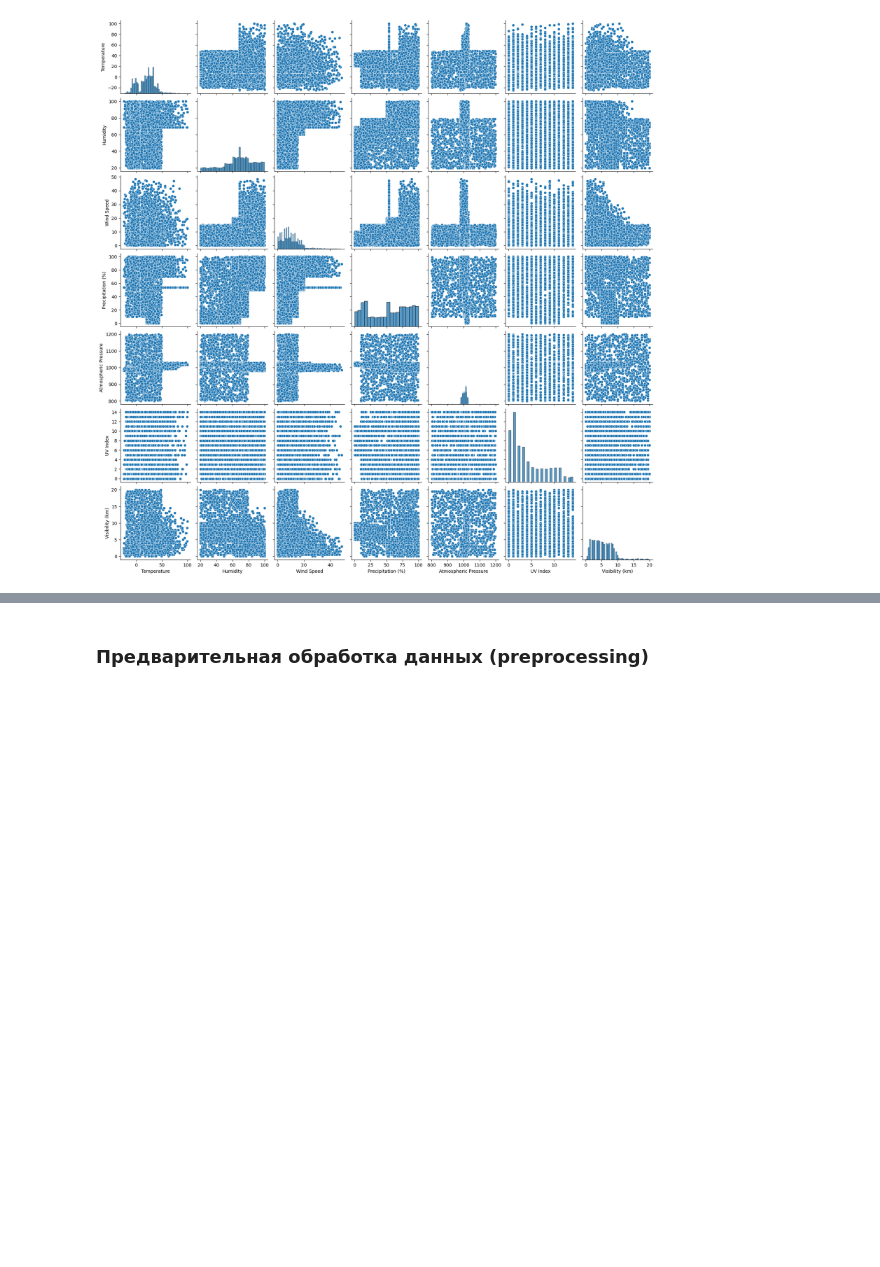
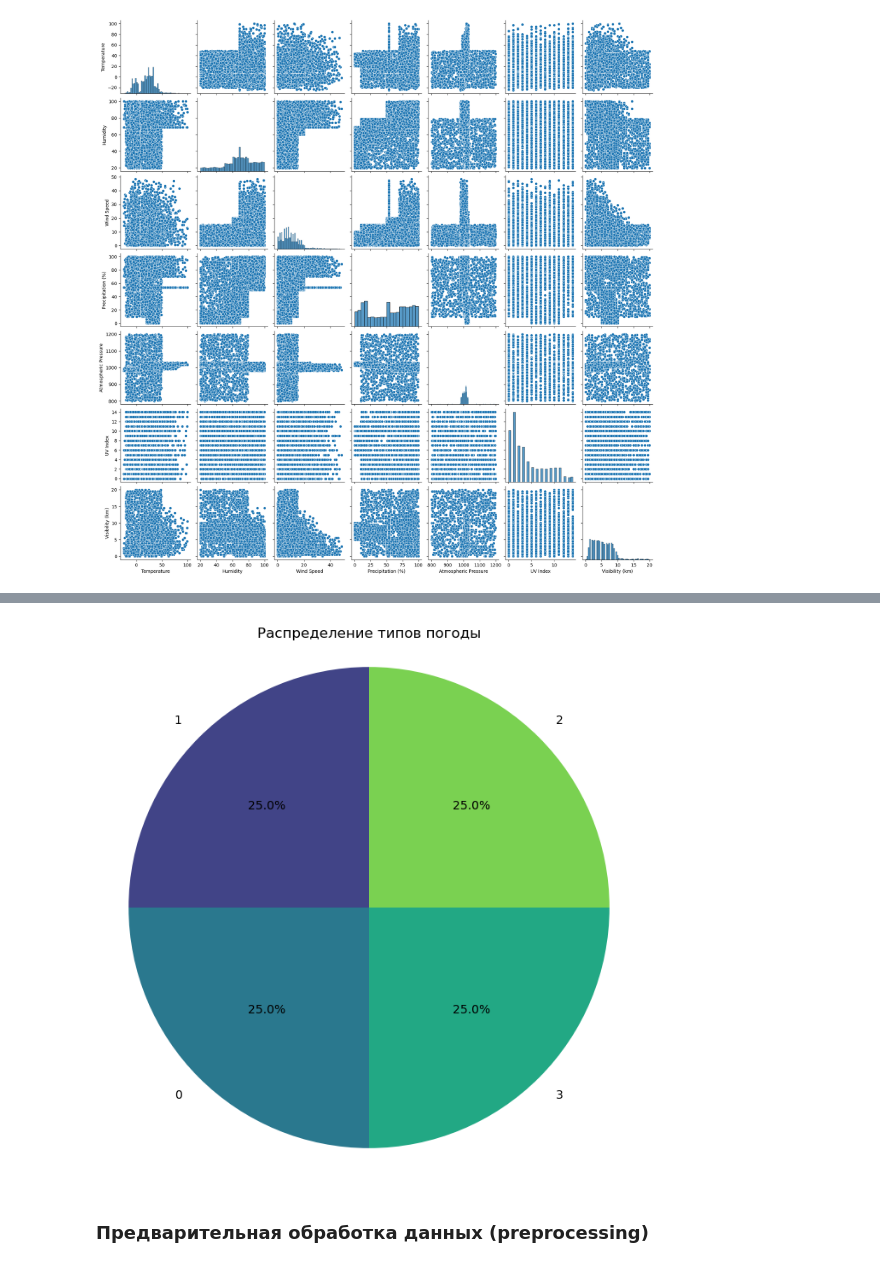
Before and after one commit to usernamemain/MachinelearningandBigData, a Jupyter notebook: Звягинцев Илья 2 вариант.ipynb, the cells around one changed output, grey strips where cells are left out. Drawn from its saved outputs; the diff is of its cells as text; code cells hidden in the pictures; blank space fills up the shorter version.

```diff
--- a/Звягинцев Илья 2 вариант.ipynb
+++ b/Звягинцев Илья 2 вариант.ipynb
@@ -388,3 +447,29 @@ plt.show()
+# %%
+import pandas as pd
+import matplotlib.pyplot as plt
+import seaborn as sns
+from sklearn.preprocessing import LabelEncoder
+
+# Загрузка данных из CSV файла
+df1 = pd.read_csv('weather_classification_data.csv')
+
+# Кодирование типов погоды
+label_encoder = LabelEncoder()
+df1['Weather Type1'] = label_encoder.fit_transform(df1['Weather Type'])
+
+# Подсчет количества вхождений каждого типа погоды
+weather_counts = df1['Weather Type1'].value_counts()
+
+# Построение круговой диаграммы
+plt.figure(figsize=(8, 8))
+plt.pie(weather_counts, labels=weather_counts.index, autopct='%1.1f%%', startangle=90, colors=sns.color_palette('viridis', len(weather_counts)))
+plt.title('Распределение типов погоды')
+plt.axis('equal')  # Сделать круговую диаграмму круглой
+plt.show()
+#се типы погоды встречаются одинаково часто, это может быть признаком сбалансированного набора данных.
+#(«Дождь», «Облачно», «Солнечно», «Снег»
+# %% [output]
+[figure, added]
 # %% [markdown]
 ### Предварительная обработка данных (preprocessing)
 # %% [markdown]
```
Also changed, not shown: parts of 53 cells of this notebook.
